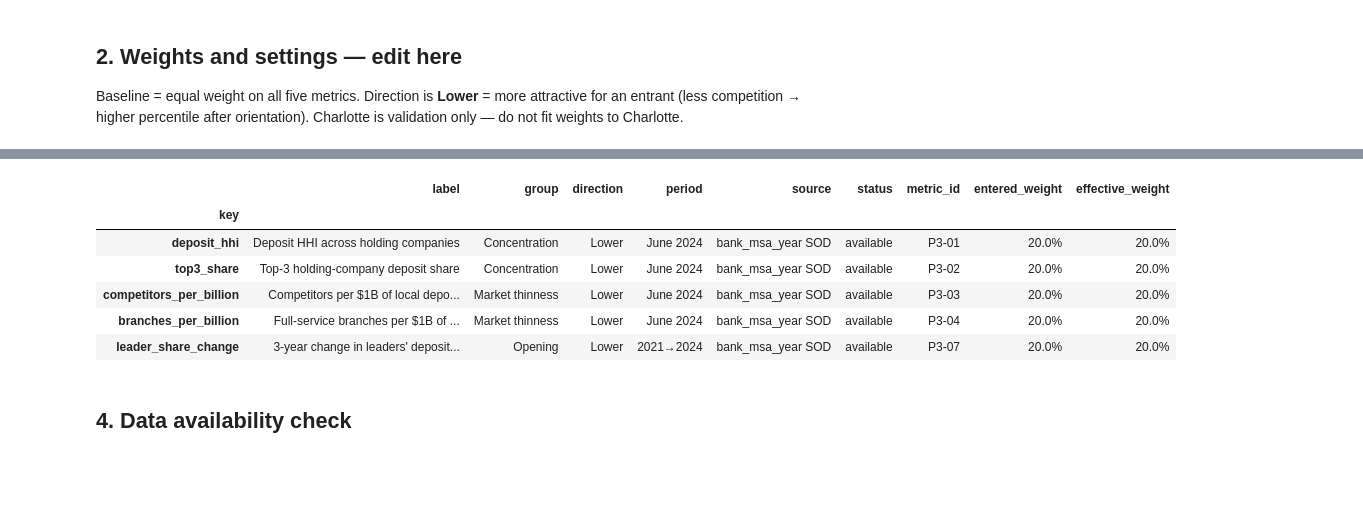
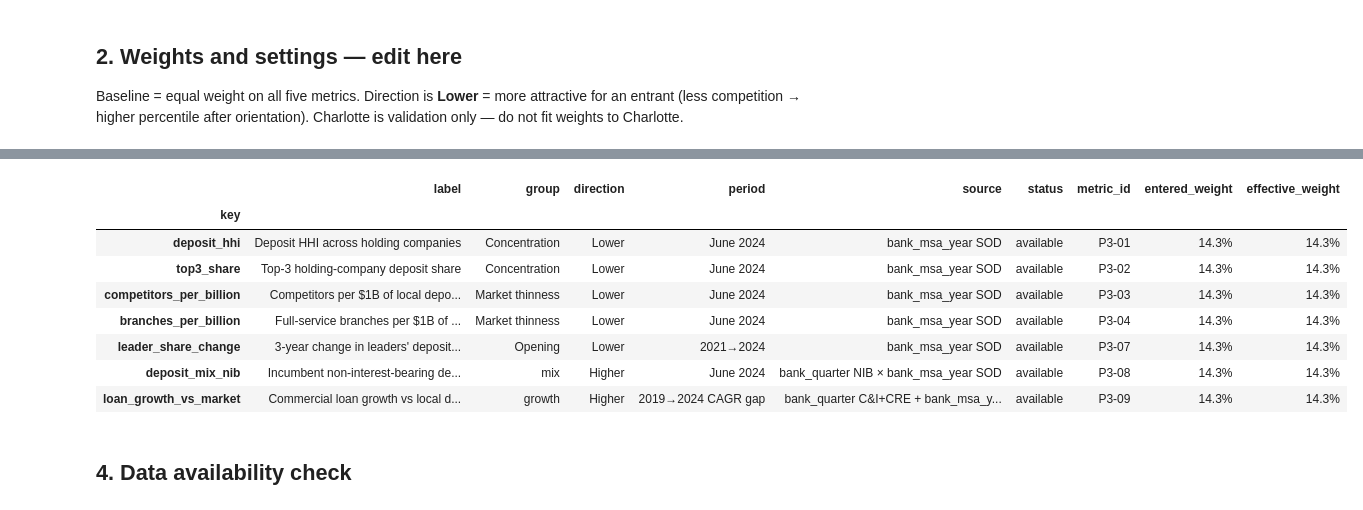
Before and after one commit to Kottakotavenkatakeerthika/bankunited-market-expansion, a Jupyter notebook: notebooks/pillar3_competition.ipynb, the cells around one changed output, grey strips where cells are left out. Saved outputs shown, nothing was run; the diff lists cells and outputs as text; code cells hidden in the pictures; blank space fills up the shorter version.

```diff
--- a/notebooks/pillar3_competition.ipynb
+++ b/notebooks/pillar3_competition.ipynb
@@ -130,18 +131,22 @@ Baseline = equal weight on all five  metrics. Direction is **Lower** = more attr
 # %%
 WEIGHTS = {
     # Concentration
-    "deposit_hhi":             1 / 5,   # P3-01
-    "top3_share":              1 / 5,   # P3-02
+    "deposit_hhi":             1 / 7,   # P3-01
+    "top3_share":              1 / 7,   # P3-02
     # Market thinness
-    "competitors_per_billion": 1 / 5,   # P3-03
-    "branches_per_billion":    1 / 5,   # P3-04
+    "competitors_per_billion": 1 / 7,   # P3-03
+    "branches_per_billion":    1 / 7,   # P3-04
     # Opening
-    "leader_share_change":     1 / 5,   # P3-07
+    "leader_share_change":     1 / 7,   # P3-07
+    # T26 additions
+    "deposit_mix_nib":         1 / 7,   # P3-08
+    "loan_growth_vs_market":   1 / 7,   # P3-09
 }
 
 SETTINGS = {
     "score_year": 2024,
     "hq_adjusted": True,   # exclude main-office + home-banking bookings
+    "data_version": "data-v0.5",
 }
 EXAMPLE_CBSA = "16740"   # Charlotte
 PILLAR_TAG = "pillar3"
@@ -155,6 +160,6 @@ universe = (
 CBSAS = list(universe.index)
 TITLE = universe.cbsa_title.to_dict()
 N_MSA = len(CBSAS)
-print(f"universe: {N_MSA} MSAs in {SETTINGS['score_year']}")
+print(f"universe: {N_MSA} MSAs in {SETTINGS['score_year']} ({SETTINGS['data_version']})")
 print("edit WEIGHTS above, then Run All to rescore")
 # %% [output]
@@ -175,35 +182,41 @@ P3-05 peer-set deposit share is **not used**.
 # %%
 REGISTRY = pd.DataFrame([
     ("deposit_hhi", "Deposit HHI across holding companies", "Concentration", "Lower", "June 2024",
      "bank_msa_year SOD", "available", "P3-01"),
     ("top3_share", "Top-3 holding-company deposit share", "Concentration", "Lower", "June 2024",
      "bank_msa_year SOD", "available", "P3-02"),
     ("competitors_per_billion", "Competitors per $1B of local deposits", "Market thinness", "Lower", "June 2024",
      "bank_msa_year SOD", "available", "P3-03"),
     ("branches_per_billion", "Full-service branches per $1B of local deposits", "Market thinness", "Lower", "June 2024",
      "bank_msa_year SOD", "available", "P3-04"),
     ("leader_share_change", "3-year change in leaders' deposit share", "Opening", "Lower", "2021→2024",
      "bank_msa_year SOD", "available", "P3-07"),
+    ("deposit_mix_nib", "Incumbent non-interest-bearing deposit share", "mix", "Higher", "June 2024",
+     "bank_quarter NIB × bank_msa_year SOD", "available", "P3-08"),
+    ("loan_growth_vs_market", "Commercial loan growth vs local deposit market", "growth", "Higher", "2019→2024 CAGR gap",
+     "bank_quarter C&I+CRE + bank_msa_year SOD", "available", "P3-09"),
 ], columns=["key", "label", "group", "direction", "period", "source", "status", "metric_id"]).set_index("key")
 
 EFFECTIVE = check_weights(WEIGHTS, REGISTRY)
 ACTIVE = list(EFFECTIVE.index)
 DIRECTIONS = REGISTRY.direction.to_dict()
 METRIC_ID = REGISTRY.metric_id.to_dict()
 REGISTRY["entered_weight"] = pd.Series(WEIGHTS)
 REGISTRY["effective_weight"] = EFFECTIVE
 REGISTRY.assign(
     entered_weight=REGISTRY.entered_weight.map("{:.1%}".format),
     effective_weight=REGISTRY.effective_weight.map(lambda v: "—" if pd.isna(v) else f"{v:.1%}"),
 )
 # %% [output]
 |  | label | group | direction | period | source | status | metric_id | entered_weight | effective_weight |
 | key |  |  |  |  |  |  |  |  |  |
-| deposit_hhi | Deposit HHI across holding companies | Concentration | Lower | June 2024 | bank_msa_year SOD | available | P3-01 | 20.0% | 20.0% |
-| top3_share | Top-3 holding-company deposit share | Concentration | Lower | June 2024 | bank_msa_year SOD | available | P3-02 | 20.0% | 20.0% |
-| competitors_per_billion | Competitors per $1B of local depo... | Market thinness | Lower | June 2024 | bank_msa_year SOD | available | P3-03 | 20.0% | 20.0% |
-| branches_per_billion | Full-service branches per $1B of ... | Market thinness | Lower | June 2024 | bank_msa_year SOD | available | P3-04 | 20.0% | 20.0% |
-| leader_share_change | 3-year change in leaders' deposit... | Opening | Lower | 2021→2024 | bank_msa_year SOD | available | P3-07 | 20.0% | 20.0% |
+| deposit_hhi | Deposit HHI across holding companies | Concentration | Lower | June 2024 | bank_msa_year SOD | available | P3-01 | 14.3% | 14.3% |
+| top3_share | Top-3 holding-company deposit share | Concentration | Lower | June 2024 | bank_msa_year SOD | available | P3-02 | 14.3% | 14.3% |
+| competitors_per_billion | Competitors per $1B of local depo... | Market thinness | Lower | June 2024 | bank_msa_year SOD | available | P3-03 | 14.3% | 14.3% |
+| branches_per_billion | Full-service branches per $1B of ... | Market thinness | Lower | June 2024 | bank_msa_year SOD | available | P3-04 | 14.3% | 14.3% |
+| leader_share_change | 3-year change in leaders' deposit... | Opening | Lower | 2021→2024 | bank_msa_year SOD | available | P3-07 | 14.3% | 14.3% |
+| deposit_mix_nib | Incumbent non-interest-bearing de... | mix | Higher | June 2024 | bank_quarter NIB × bank_msa_year SOD | available | P3-08 | 14.3% | 14.3% |
+| loan_growth_vs_market | Commercial loan growth vs local d... | growth | Higher | 2019→2024 CAGR gap | bank_quarter C&I+CRE + bank_msa_y... | available | P3-09 | 14.3% | 14.3% |
 # %% [markdown]
 ## 4. Data availability check
 # %%
```
Also changed, not shown: parts of 18 cells of this notebook.
